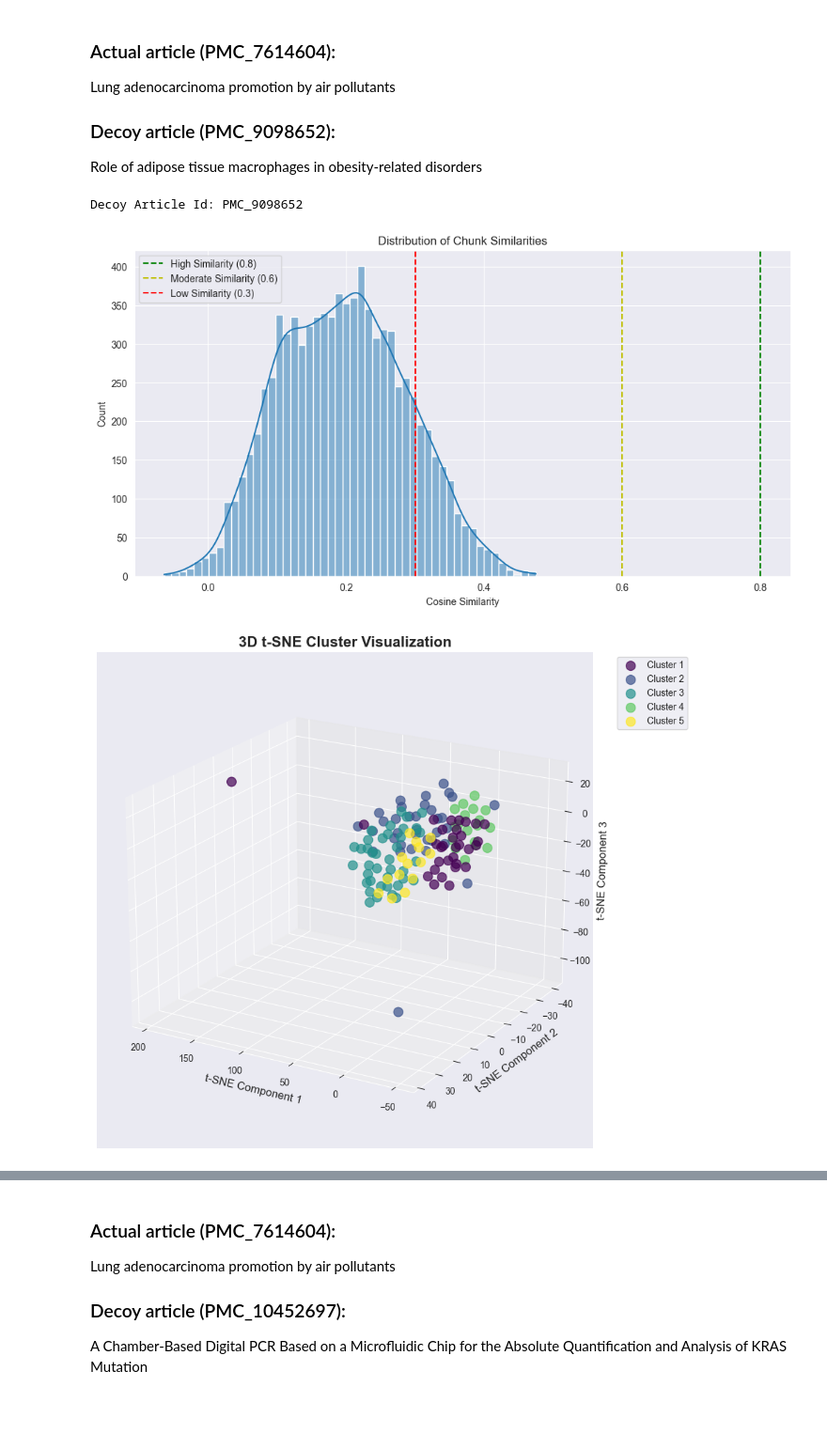
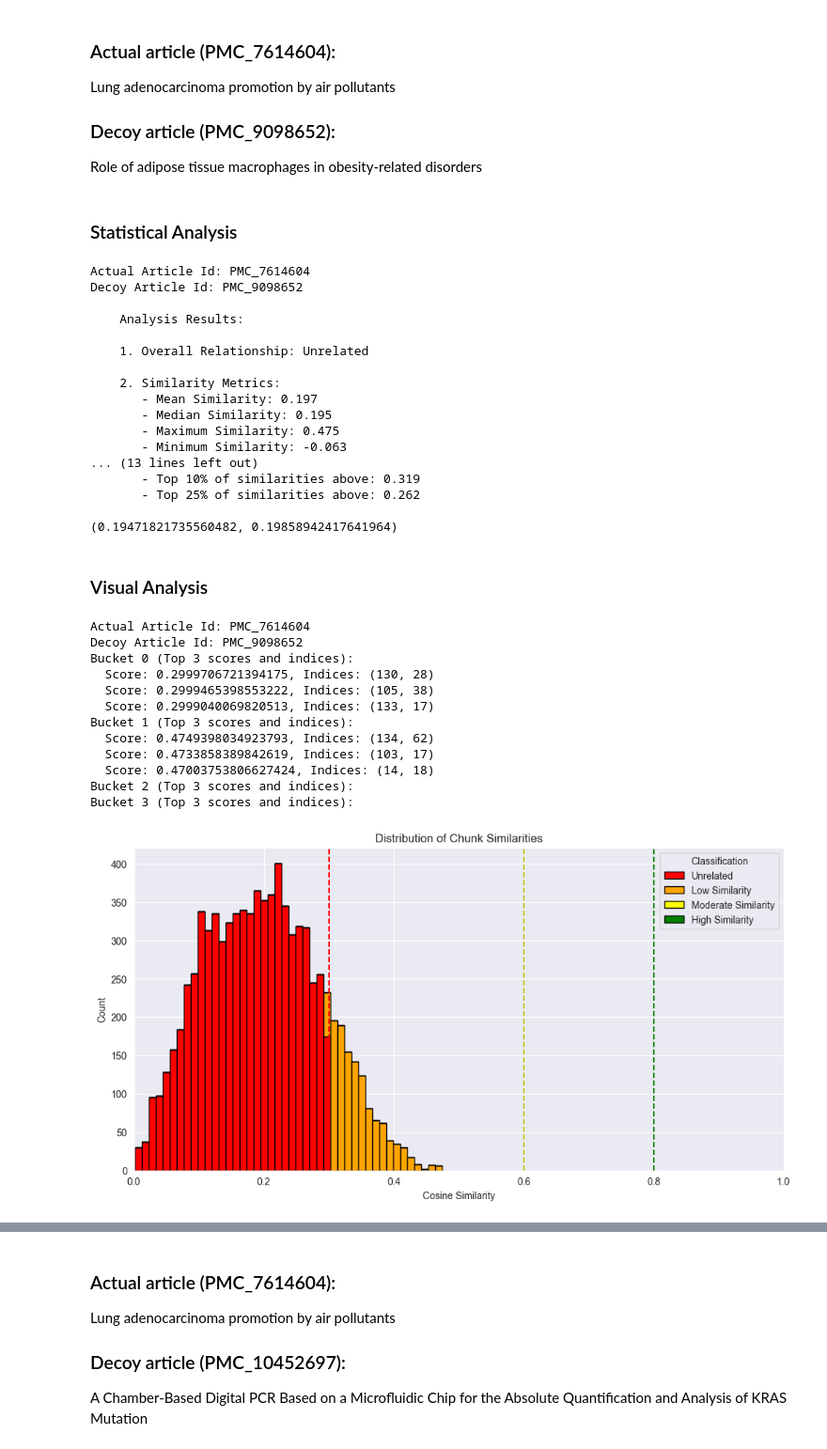
Before and after one commit to jesse-lima-gilead/pubtator_benchiling, a Jupyter notebook: notebooks/similarity_across_articles - Pubmedbert.ipynb, the cells around one changed output, grey strips where cells are left out. Shown at 94% size. Drawn from its saved outputs; the diff is of its cells as text; code cells hidden in the pictures; blank space fills up the shorter version.

Commit message:
Medembed Model Analysis

```diff
--- a/notebooks/similarity_across_articles - Pubmedbert.ipynb
+++ b/notebooks/similarity_across_articles - Pubmedbert.ipynb
@@ -305,39 +332,77 @@ Lung adenocarcinoma promotion by air pollutants
 
 ### Decoy article (PMC_9098652):
 Role of adipose tissue macrophages in obesity-related disorders
+# %% [markdown]
+### Statistical Analysis
 # %%
 actual_article_id = "PMC_7614604"
 decoy_article_id = "PMC_9098652"
 embedding_model = "pubmedbert"
 
-actual_article_embeddings_path = f"../data/embeddings/{actual_article_id}_embeddings.json"
-decoy_article_embeddings_path = f"../data/decoy_docs/embeddings/{decoy_article_id}_embeddings.json"
+actual_article_embeddings_path = f"../data/medembed_analysis/embeddings/{actual_article_id}_embeddings.json"
+decoy_article_embeddings_path = f"../data/medembed_analysis/embeddings/{decoy_article_id}_embeddings.json"
 
 actual_article_embedding_details = load_embeddings_details_from_json(filename=actual_article_embeddings_path)
 decoy_article_embedding_details = load_embeddings_details_from_json(filename=decoy_article_embeddings_path)
 
 sim_matrix = find_most_similar(actual_article_embedding_details, decoy_article_embedding_details, embedding_model)
+
+print(f"Actual Article Id: {actual_article_id}")
+print(f"Decoy Article Id: {decoy_article_id}")
+# Initialize analyzer
+analyzer = ArticleSimilarityAnalyzer()
+
+# Analyze similarity matrix
+similarity_matrix = sim_matrix
+results = analyzer.analyze_similarity_matrix(similarity_matrix)
+
+# Get confidence interval
+ci = analyzer.calculate_confidence_interval(similarity_matrix)
+
+# Print interpretation
+print(interpret_results(results))
+
+print(ci)
+# %% [output]
+Actual Article Id: PMC_7614604
+Decoy Article Id: PMC_9098652
+
+    Analysis Results:
+
+    1. Overall Relationship: Unrelated
+
+    2. Similarity Metrics:
+       - Mean Similarity: 0.197
+       - Median Similarity: 0.195
+       - Maximum Similarity: 0.475
+       - Minimum Similarity: -0.063
+... (13 lines left out)
+       - Top 10% of similarities above: 0.319
+       - Top 25% of similarities above: 0.262
+
+(0.19471821735560482, 0.19858942417641964)
+# %% [markdown]
+### Visual Analysis
 # %%
+print(f"Actual Article Id: {actual_article_id}")
 print(f"Decoy Article Id: {decoy_article_id}")
 # Initialize analyzer
 analyzer = ArticleSimilarityAnalyzer()
 
 # Analyze similarity matrix
 similarity_matrix = sim_matrix
-results = analyzer.analyze_similarity_matrix(similarity_matrix)
-
-# Visualize distribution
-analyzer.visualize_similarity_distribution(similarity_matrix)
-analyzer.visualize_tsne_clusters(similarity_matrix)
-
-# Get confidence interval
-ci = analyzer.calculate_confidence_interval(similarity_matrix)
-
-# Print interpretation
-print(interpret_results(results))
-
-print(ci)
+analyzer.visualize_similarity_distribution_clustered(similarity_matrix)
 # %% [output]
+Actual Article Id: PMC_7614604
 Decoy Article Id: PMC_9098652
+Bucket 0 (Top 3 scores and indices):
+  Score: 0.2999706721394175, Indices: (130, 28)
+  Score: 0.2999465398553222, Indices: (105, 38)
+  Score: 0.2999040069820513, Indices: (133, 17)
+Bucket 1 (Top 3 scores and indices):
+  Score: 0.4749398034923793, Indices: (134, 62)
+  Score: 0.4733858389842619, Indices: (103, 17)
+  Score: 0.47003753806627424, Indices: (14, 18)
+Bucket 2 (Top 3 scores and indices):
+Bucket 3 (Top 3 scores and indices):
-[figure, old version]
+[figure, new version]
-[figure, removed]
```
Also changed, not shown: parts of 24 cells of this notebook, 16 other files.
